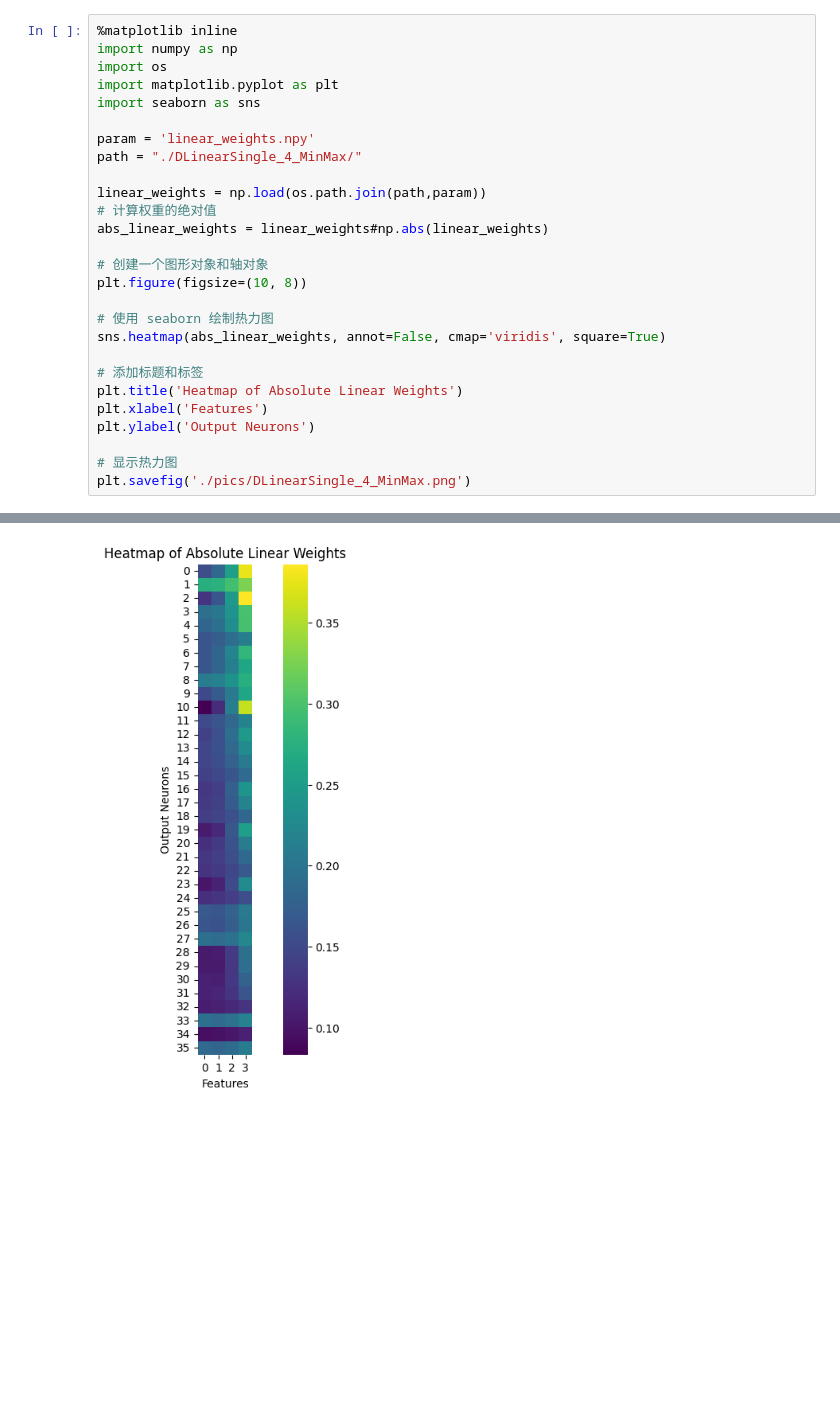
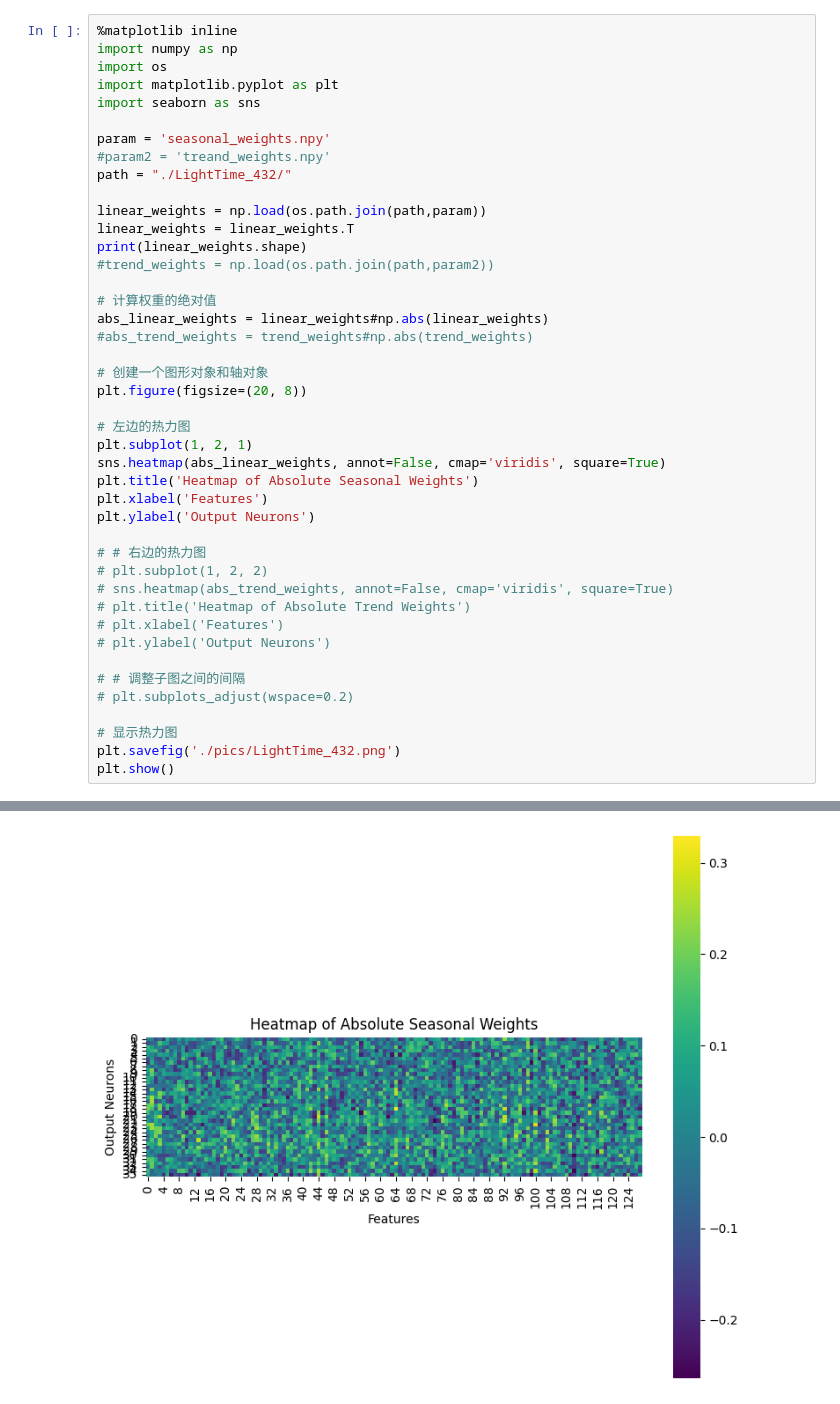
Before and after one commit to yellow378/WindSpeedForecasting, a Jupyter notebook: analysis/inter/resultPic.ipynb, the cells around one changed output, grey strips where cells are left out. Drawn from its saved outputs; the diff is of its cells as text; blank space fills up the shorter version.

Commit message:
DLinear解释性分析

```diff
--- a/analysis/inter/resultPic.ipynb
+++ b/analysis/inter/resultPic.ipynb
@@ -5,24 +5,40 @@ import os
 import matplotlib.pyplot as plt
 import seaborn as sns
 
-param = 'linear_weights.npy'
-path = "./DLinearSingle_4_MinMax/"
+param = 'seasonal_weights.npy'
+#param2 = 'treand_weights.npy'
+path = "./LightTime_432/"
 
 linear_weights = np.load(os.path.join(path,param))
+linear_weights = linear_weights.T
+print(linear_weights.shape)
+#trend_weights = np.load(os.path.join(path,param2))
+
 # 计算权重的绝对值
 abs_linear_weights = linear_weights#np.abs(linear_weights)
+#abs_trend_weights = trend_weights#np.abs(trend_weights)
 
 # 创建一个图形对象和轴对象
-plt.figure(figsize=(10, 8))
+plt.figure(figsize=(20, 8))
 
-# 使用 seaborn 绘制热力图
+# 左边的热力图
+plt.subplot(1, 2, 1)
 sns.heatmap(abs_linear_weights, annot=False, cmap='viridis', square=True)
-
-# 添加标题和标签
-plt.title('Heatmap of Absolute Linear Weights')
+plt.title('Heatmap of Absolute Seasonal Weights')
 plt.xlabel('Features')
 plt.ylabel('Output Neurons')
 
+# # 右边的热力图
+# plt.subplot(1, 2, 2)
+# sns.heatmap(abs_trend_weights, annot=False, cmap='viridis', square=True)
+# plt.title('Heatmap of Absolute Trend Weights')
+# plt.xlabel('Features')
+# plt.ylabel('Output Neurons')
+
+# # 调整子图之间的间隔
+# plt.subplots_adjust(wspace=0.2)
+
 # 显示热力图
-plt.savefig('./pics/DLinearSingle_4_MinMax.png')
+plt.savefig('./pics/LightTime_432.png')
+plt.show()
 # %% [output]
@@ -29 +46 @@ plt.savefig('./pics/DLinearSingle_4_MinMax.png')
-[figure, old version]
+[figure, new version]
```
Also changed, not shown: parts of 1 cell of this notebook, 43 other files.
